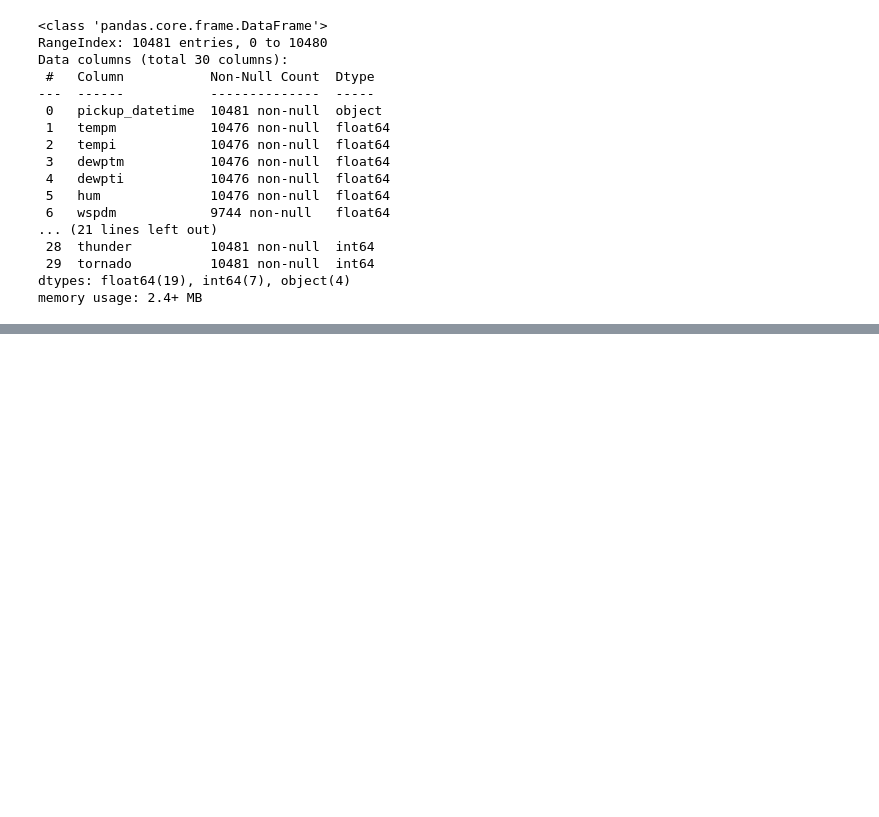
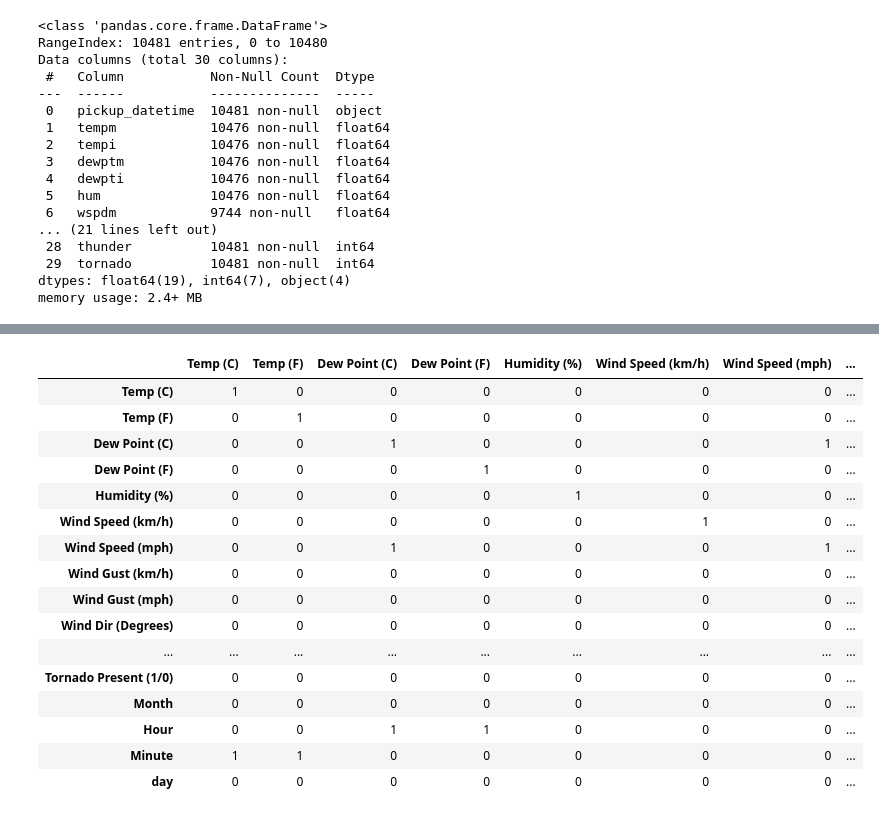
Before and after one commit to ArunK-ML/ML-Model---Weather---DataSet, a Jupyter notebook: Weather_ML_Model.ipynb, the cells around one changed output, grey strips where cells are left out. Saved outputs shown, nothing was run; the diff lists cells and outputs as text; code cells hidden in the pictures; blank space fills up the shorter version.

```diff
--- a/Weather_ML_Model.ipynb
+++ b/Weather_ML_Model.ipynb
@@ -111,0 +337,21 @@ df.rename(columns={
+# %%
+final_df = pd.DataFrame(final)
+final_df
+# %% [output]
+|  | Temp (C) | Temp (F) | Dew Point (C) | Dew Point (F) | Humidity (%) | Wind Speed (km/h) | Wind Speed (mph) | ... |
+| Temp (C) | 1 | 0 | 0 | 0 | 0 | 0 | 0 | ... |
+| Temp (F) | 0 | 1 | 0 | 0 | 0 | 0 | 0 | ... |
+| Dew Point (C) | 0 | 0 | 1 | 0 | 0 | 0 | 1 | ... |
+| Dew Point (F) | 0 | 0 | 0 | 1 | 0 | 0 | 0 | ... |
+| Humidity (%) | 0 | 0 | 0 | 0 | 1 | 0 | 0 | ... |
+| Wind Speed (km/h) | 0 | 0 | 0 | 0 | 0 | 1 | 0 | ... |
+| Wind Speed (mph) | 0 | 0 | 1 | 0 | 0 | 0 | 1 | ... |
+| Wind Gust (km/h) | 0 | 0 | 0 | 0 | 0 | 0 | 0 | ... |
+| Wind Gust (mph) | 0 | 0 | 0 | 0 | 0 | 0 | 0 | ... |
+| Wind Dir (Degrees) | 0 | 0 | 0 | 0 | 0 | 0 | 0 | ... |
+| ... | ... | ... | ... | ... | ... | ... | ... | ... |
+| Tornado Present (1/0) | 0 | 0 | 0 | 0 | 0 | 0 | 0 | ... |
+| Month | 0 | 0 | 0 | 0 | 0 | 0 | 0 | ... |
+| Hour | 0 | 0 | 1 | 1 | 0 | 0 | 0 | ... |
+| Minute | 1 | 1 | 0 | 0 | 0 | 0 | 0 | ... |
+| day | 0 | 0 | 0 | 0 | 0 | 0 | 0 | ... |
```
Also changed, not shown: parts of 39 cells of this notebook.
